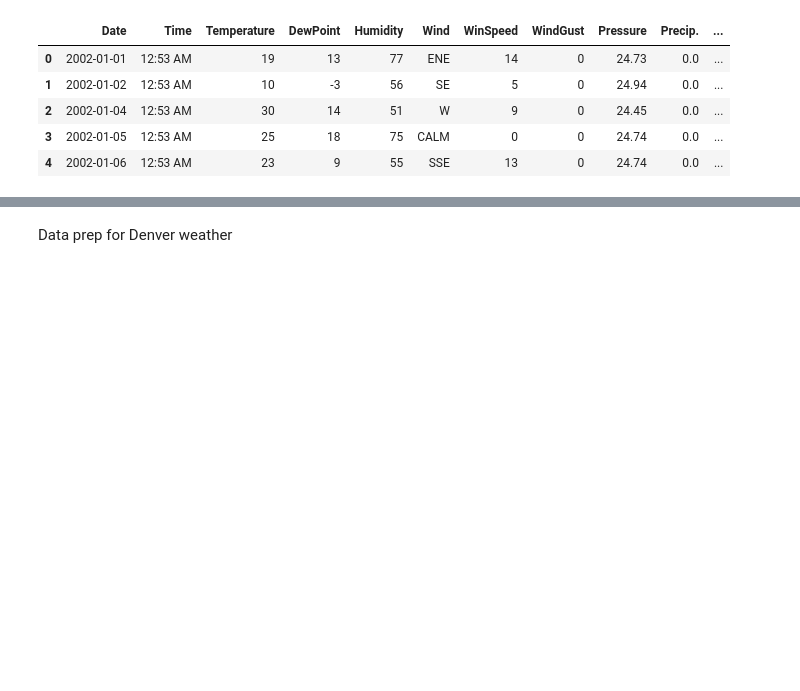
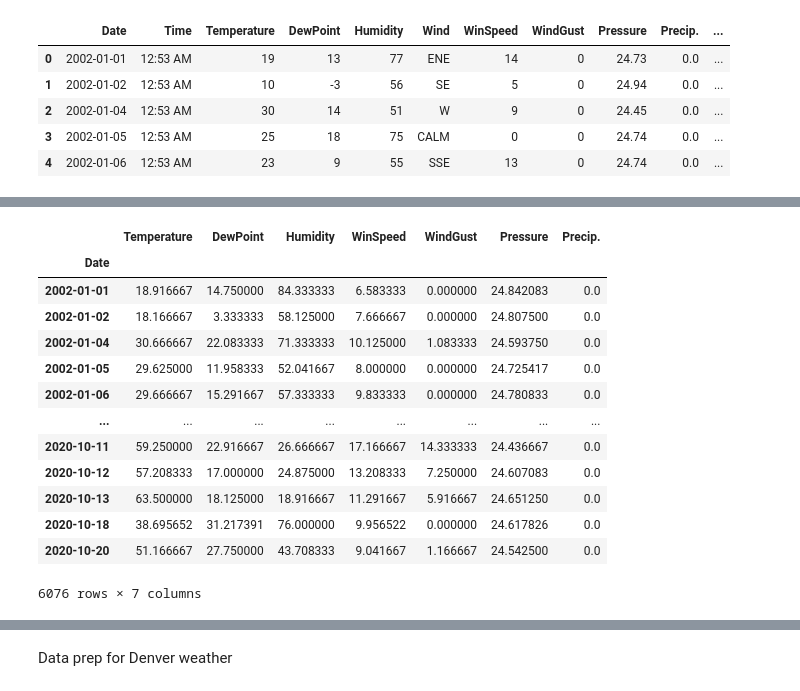
Before and after one commit to laurenawilk/CSCI4502, a Jupyter notebook: dataminingsemesterproject.ipynb, the cells around one changed output, grey strips where cells are left out. Drawn from its saved outputs; the diff is of its cells as text; code cells hidden in the pictures; blank space fills up the shorter version.

```diff
--- a/dataminingsemesterproject.ipynb
+++ b/dataminingsemesterproject.ipynb
@@ -33,0 +71,21 @@ crimeDF.head()
+# %%
+crimeDF['Date']= pd.to_datetime(crimeDF['Date'])
+weatherDF['Date']= pd.to_datetime(weatherDF['Date'])
+# %%
+weatherDF= weatherDF.groupby(['Date']).mean()
+display(weatherDF)
+# %% [output]
+|  | Temperature | DewPoint | Humidity | WinSpeed | WindGust | Pressure | Precip. |
+| Date |  |  |  |  |  |  |  |
+| 2002-01-01 | 18.916667 | 14.750000 | 84.333333 | 6.583333 | 0.000000 | 24.842083 | 0.0 |
+| 2002-01-02 | 18.166667 | 3.333333 | 58.125000 | 7.666667 | 0.000000 | 24.807500 | 0.0 |
+| 2002-01-04 | 30.666667 | 22.083333 | 71.333333 | 10.125000 | 1.083333 | 24.593750 | 0.0 |
+| 2002-01-05 | 29.625000 | 11.958333 | 52.041667 | 8.000000 | 0.000000 | 24.725417 | 0.0 |
+| 2002-01-06 | 29.666667 | 15.291667 | 57.333333 | 9.833333 | 0.000000 | 24.780833 | 0.0 |
+| ... | ... | ... | ... | ... | ... | ... | ... |
+| 2020-10-11 | 59.250000 | 22.916667 | 26.666667 | 17.166667 | 14.333333 | 24.436667 | 0.0 |
+| 2020-10-12 | 57.208333 | 17.000000 | 24.875000 | 13.208333 | 7.250000 | 24.607083 | 0.0 |
+| 2020-10-13 | 63.500000 | 18.125000 | 18.916667 | 11.291667 | 5.916667 | 24.651250 | 0.0 |
+| 2020-10-18 | 38.695652 | 31.217391 | 76.000000 | 9.956522 | 0.000000 | 24.617826 | 0.0 |
+| 2020-10-20 | 51.166667 | 27.750000 | 43.708333 | 9.041667 | 1.166667 | 24.542500 | 0.0 |
+6076 rows × 7 columns
```
Also changed, not shown: parts of 50 cells of this notebook, 1 other file.
